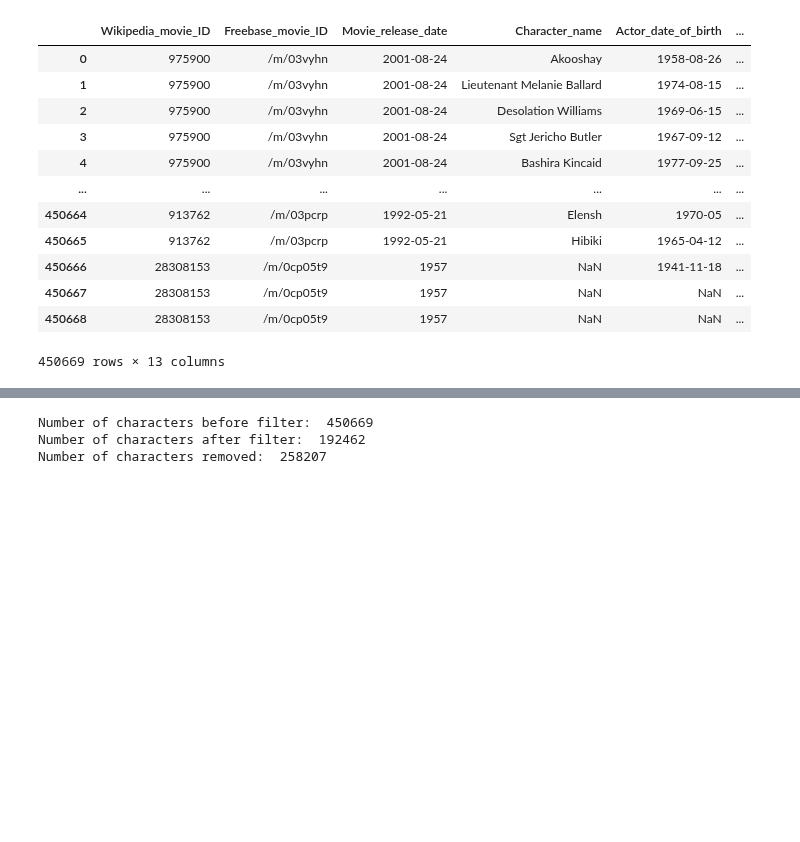
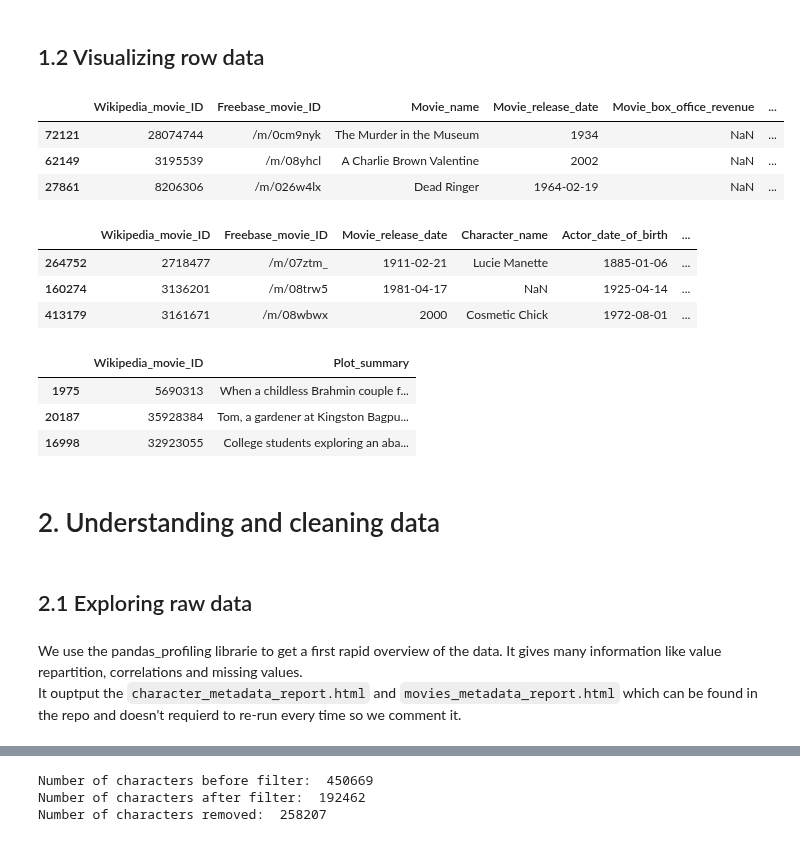
Before and after one commit to epfl-ada/ada-2022-project-addaxx, a Jupyter notebook: CMU.ipynb, the cells around one changed output, grey strips where cells are left out. Drawn from its saved outputs; the diff is of its cells as text; code cells hidden in the pictures; blank space fills up the shorter version.

Commit message:
adding comment to the notebook and starting analyse of the network

```diff
--- a/CMU.ipynb
+++ b/CMU.ipynb
@@ -61,19 +59,33 @@ plot_summaries.columns = ['Wikipedia_movie_ID', 'Plot_summary']
+# %% [markdown]
+## 1.2 Visualizing row data
+# %%
+movies_metadata.sample(3)
+# %% [output]
+|  | Wikipedia_movie_ID | Freebase_movie_ID | Movie_name | Movie_release_date | Movie_box_office_revenue | ... |
+| 72121 | 28074744 | /m/0cm9nyk | The Murder in the Museum | 1934 | NaN | ... |
+| 62149 | 3195539 | /m/08yhcl | A Charlie Brown Valentine | 2002 | NaN | ... |
+| 27861 | 8206306 | /m/026w4lx | Dead Ringer | 1964-02-19 | NaN | ... |
 # %%
-character_metadata
+character_metadata.sample(3)
 # %% [output]
 |  | Wikipedia_movie_ID | Freebase_movie_ID | Movie_release_date | Character_name | Actor_date_of_birth | ... |
-| 0 | 975900 | /m/03vyhn | 2001-08-24 | Akooshay | 1958-08-26 | ... |
-| 1 | 975900 | /m/03vyhn | 2001-08-24 | Lieutenant Melanie Ballard | 1974-08-15 | ... |
-| 2 | 975900 | /m/03vyhn | 2001-08-24 | Desolation Williams | 1969-06-15 | ... |
-| 3 | 975900 | /m/03vyhn | 2001-08-24 | Sgt Jericho Butler | 1967-09-12 | ... |
-| 4 | 975900 | /m/03vyhn | 2001-08-24 | Bashira Kincaid | 1977-09-25 | ... |
-| ... | ... | ... | ... | ... | ... | ... |
-| 450664 | 913762 | /m/03pcrp | 1992-05-21 | Elensh | 1970-05 | ... |
-| 450665 | 913762 | /m/03pcrp | 1992-05-21 | Hibiki | 1965-04-12 | ... |
-| 450666 | 28308153 | /m/0cp05t9 | 1957 | NaN | 1941-11-18 | ... |
-| 450667 | 28308153 | /m/0cp05t9 | 1957 | NaN | NaN | ... |
-| 450668 | 28308153 | /m/0cp05t9 | 1957 | NaN | NaN | ... |
+| 264752 | 2718477 | /m/07ztm_ | 1911-02-21 | Lucie Manette | 1885-01-06 | ... |
+| 160274 | 3136201 | /m/08trw5 | 1981-04-17 | NaN | 1925-04-14 | ... |
+| 413179 | 3161671 | /m/08wbwx | 2000 | Cosmetic Chick | 1972-08-01 | ... |
-450669 rows × 13 columns
+# %%
+plot_summaries.sample(3)
+# %% [output]
+|  | Wikipedia_movie_ID | Plot_summary |
+| 1975 | 5690313 | When a childless Brahmin couple f... |
+| 20187 | 35928384 | Tom, a gardener at Kingston Bagpu... |
+| 16998 | 32923055 | College students exploring an aba... |
+# %% [markdown]
+# 2. Understanding and cleaning data
+# %% [markdown]
+## 2.1 Exploring raw data
+# %% [markdown]
+We use the pandas_profiling librarie to get a first rapid overview of the data. It gives many information like value repartition, correlations and missing values.
+<br>It ouptput the `character_metadata_report.html` and `movies_metadata_report.html` which can be found in the repo and doesn't requierd to re-run every time so we comment it.
 # %%
 # # profile the movies metadata dataframe
 # movies_metadata.profile_report(title='Movies Metadata Report')
```
Also changed, not shown: parts of 41 cells of this notebook, 1 other file.
